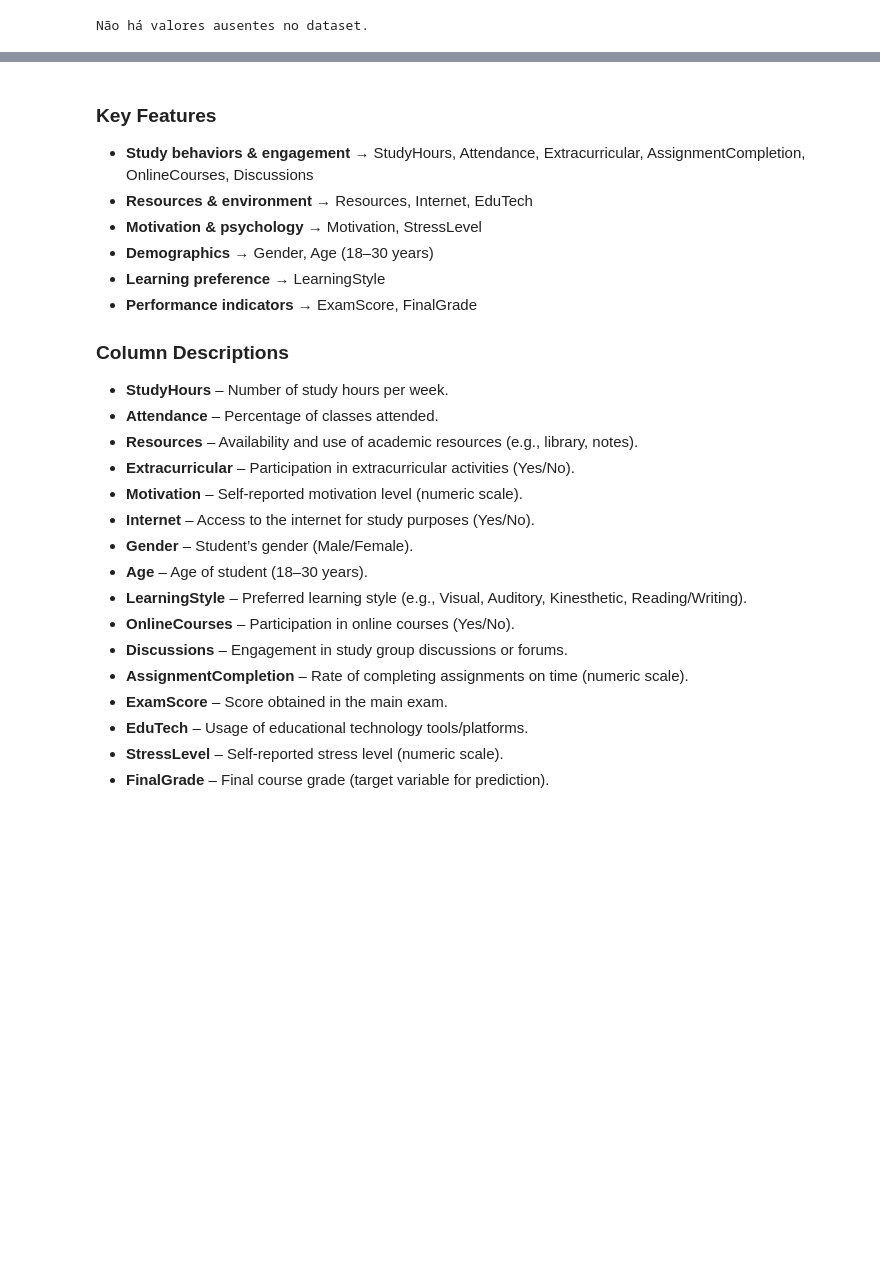
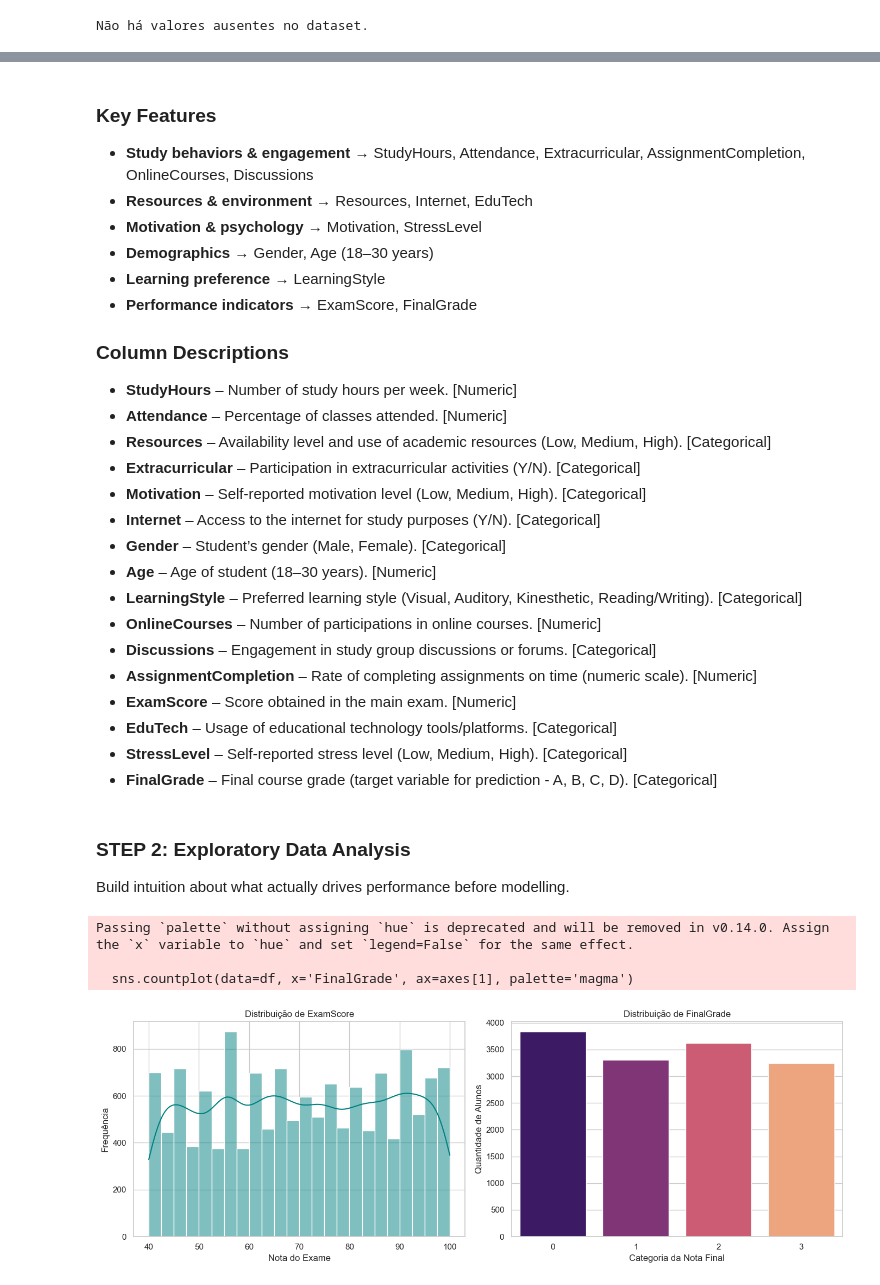
Before and after one commit to felipesabbado/2026-IPS-aai-project, a Jupyter notebook: notebooks/analysis.ipynb, the cells around one changed output, grey strips where cells are left out. Cells and saved outputs as stored; diff of their text form; code cells hidden in the pictures; blank space fills up the shorter version.

```diff
--- a/notebooks/analysis.ipynb
+++ b/notebooks/analysis.ipynb
@@ -102,19 +199,51 @@ Número de linhas duplicadas: 1534
 
 ### Column Descriptions
 
-- **StudyHours** – Number of study hours per week.
-- **Attendance** – Percentage of classes attended.
-- **Resources** – Availability and use of academic resources (e.g., library, notes).
-- **Extracurricular** – Participation in extracurricular activities (Yes/No).
-- **Motivation** – Self-reported motivation level (numeric scale).
-- **Internet** – Access to the internet for study purposes (Yes/No).
-- **Gender** – Student’s gender (Male/Female).
-- **Age** – Age of student (18–30 years).
-- **LearningStyle** – Preferred learning style (e.g., Visual, Auditory, Kinesthetic, Reading/Writing).
-- **OnlineCourses** – Participation in online courses (Yes/No).
-- **Discussions** – Engagement in study group discussions or forums.
-- **AssignmentCompletion** – Rate of completing assignments on time (numeric scale).
-- **ExamScore** – Score obtained in the main exam.
-- **EduTech** – Usage of educational technology tools/platforms.
-- **StressLevel** – Self-reported stress level (numeric scale).
-- **FinalGrade** – Final course grade (target variable for prediction).
+- **StudyHours** – Number of study hours per week. [Numeric]
+- **Attendance** – Percentage of classes attended. [Numeric]
+- **Resources** – Availability level and use of academic resources (Low, Medium, High). [Categorical]
+- **Extracurricular** – Participation in extracurricular activities (Y/N). [Categorical]
+- **Motivation** – Self-reported motivation level (Low, Medium, High). [Categorical]
+- **Internet** – Access to the internet for study purposes (Y/N). [Categorical]
+- **Gender** – Student’s gender (Male, Female). [Categorical]
+- **Age** – Age of student (18–30 years). [Numeric]
+- **LearningStyle** – Preferred learning style (Visual, Auditory, Kinesthetic, Reading/Writing). [Categorical]
+- **OnlineCourses** – Number of participations in online courses. [Numeric]
+- **Discussions** – Engagement in study group discussions or forums. [Categorical]
+- **AssignmentCompletion** – Rate of completing assignments on time (numeric scale). [Numeric]
+- **ExamScore** – Score obtained in the main exam. [Numeric]
+- **EduTech** – Usage of educational technology tools/platforms. [Categorical]
+- **StressLevel** – Self-reported stress level (Low, Medium, High). [Categorical]
+- **FinalGrade** – Final course grade (target variable for prediction - A, B, C, D). [Categorical]
+# %% [markdown]
+### STEP 2: Exploratory Data Analysis
+
+Build intuition about what actually drives performance before modelling.
+# %%
+# Definindo o estilo visual
+sns.set_theme(style="whitegrid")
+
+# Criando uma figura com 2 subplots (1 linha, 2 colunas)
+fig, axes = plt.subplots(1, 2, figsize=(14, 5))
+
+# 1. Distribuição de ExamScore (Histograma + KDE)
+sns.histplot(df['ExamScore'], kde=True, ax=axes[0], color='teal')
+axes[0].set_title('Distribuição de ExamScore')
+axes[0].set_xlabel('Nota do Exame')
+axes[0].set_ylabel('Frequência')
+
+# 2. Distribuição de FinalGrade (Gráfico de Contagem)
+# Usamos countplot porque FinalGrade tem categorias fixas (0, 1, 2, 3)
+sns.countplot(data=df, x='FinalGrade', ax=axes[1], palette='magma')
+axes[1].set_title('Distribuição de FinalGrade')
+axes[1].set_xlabel('Categoria da Nota Final')
+axes[1].set_ylabel('Quantidade de Alunos')
+
+# Ajusta o layout para não sobrepor os títulos
+plt.tight_layout()
+plt.show()
+# %% [output]
+Passing `palette` without assigning `hue` is deprecated and will be removed in v0.14.0. Assign the `x` variable to `hue` and set `legend=False` for the same effect.
+
+  sns.countplot(data=df, x='FinalGrade', ax=axes[1], palette='magma')
+[figure, added]
```
Also changed, not shown: parts of 9 cells of this notebook.
